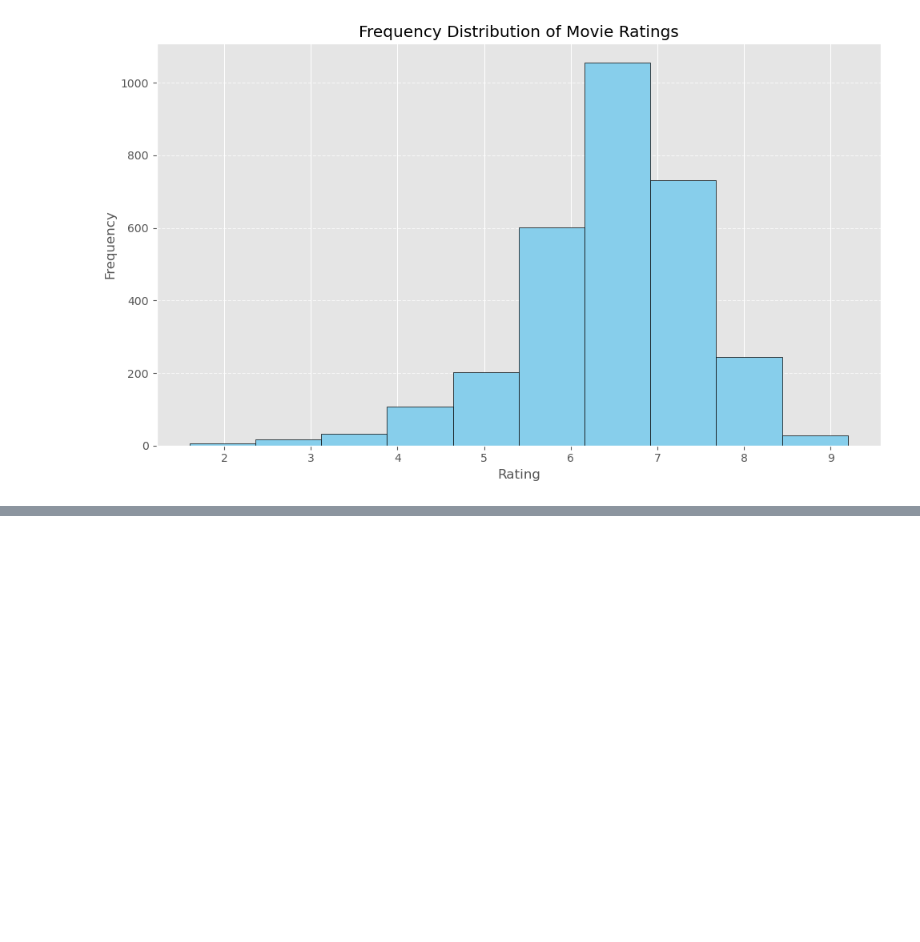
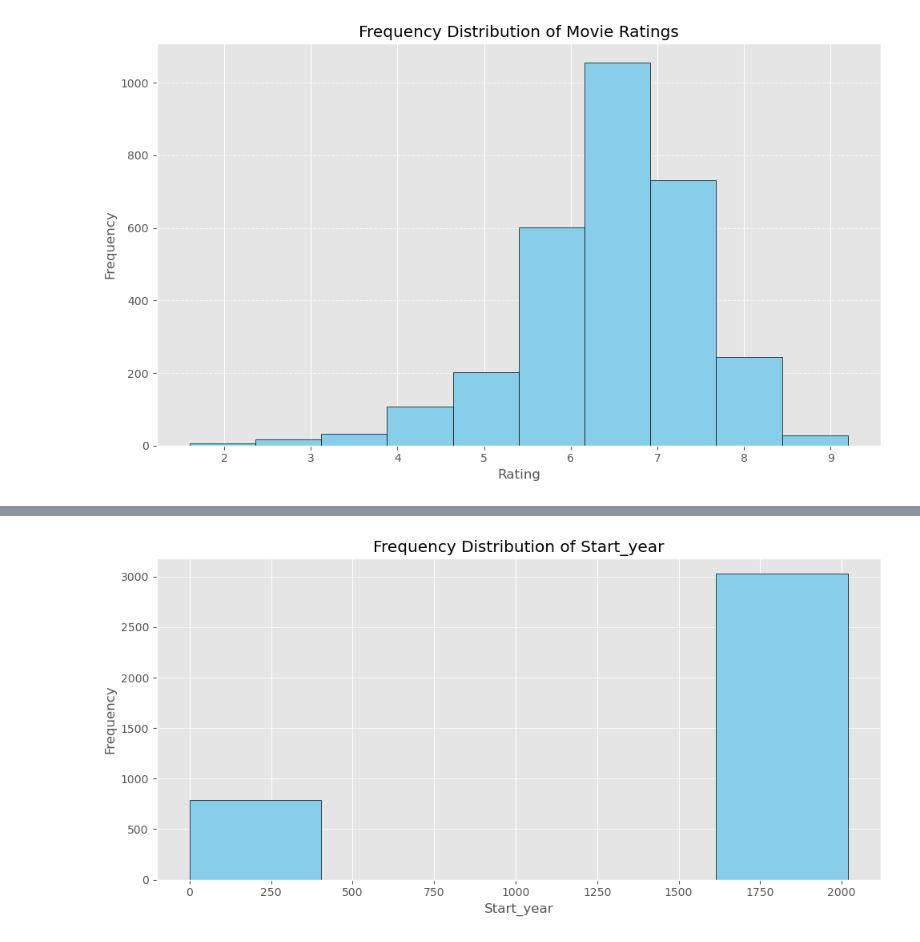
Before and after one commit to BenVvv/Project-1-XI, a Jupyter notebook: Ben_V Project 1 5.4.24.ipynb, the cells around one changed output, grey strips where cells are left out. Saved outputs shown, nothing was run; the diff lists cells and outputs as text; code cells hidden in the pictures; blank space fills up the shorter version.

```diff
--- a/Ben_V Project 1 5.4.24.ipynb
+++ b/Ben_V Project 1 5.4.24.ipynb
@@ -348,0 +358,18 @@ plt.show()
+# %%
+# Upload data frame
+df = pd.DataFrame(merged_df1)
+
+# Drop rows with missing Start_year
+df.dropna(subset=['Start_year'], inplace=True)
+
+# Plotting the histogram
+plt.figure(figsize=(10,5))
+plt.hist(df['Start_year'], bins=5, color='skyblue', edgecolor='black')
+plt.title('Frequency Distribution of Start_year')
+plt.xlabel('Start_year')
+plt.ylabel('Frequency')
+plt.grid(axis='y', linestyle='-', alpha=0.7)
+plt.tight_layout()
+plt.show()
+# %% [output]
+[figure, added]
```
Also changed, not shown: parts of 7 cells of this notebook.
